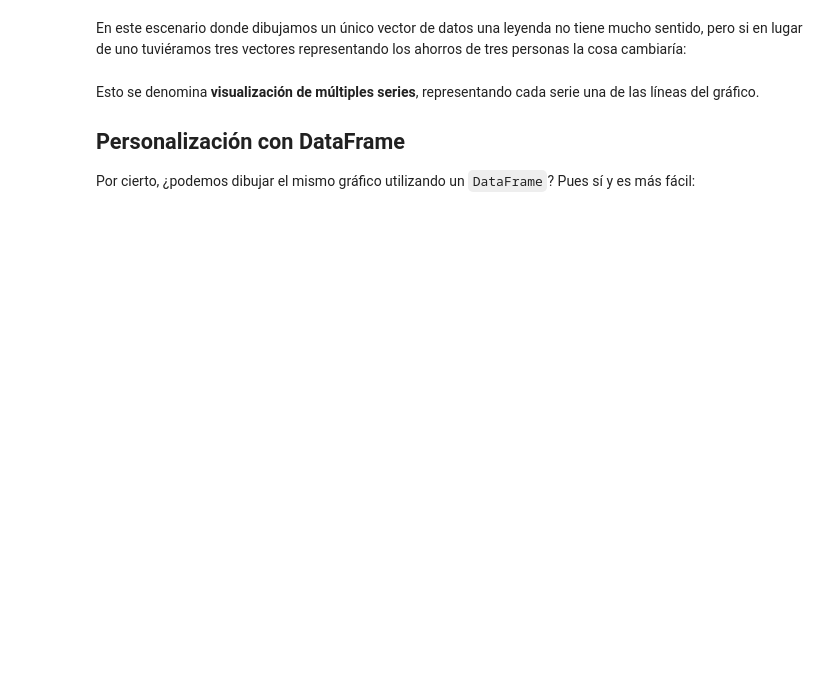
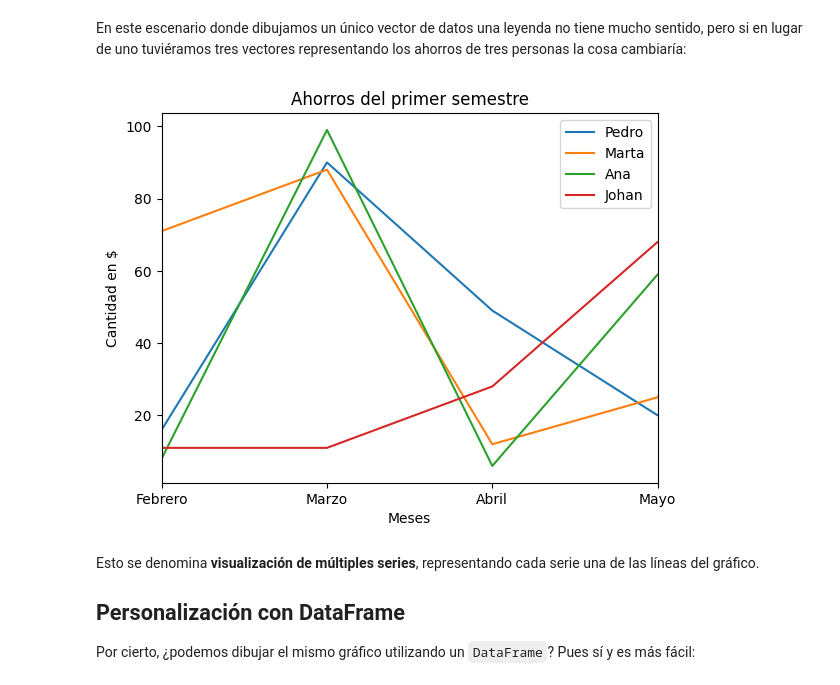
Before and after one commit to lauragonzalezmoran/phyton_basico_ICAI, a Jupyter notebook: ClassBook/10_Matplotlib/05 - Títulos, etiquetas y leyendas.ipynb, the cells around one changed output. Drawn from its saved outputs; the diff is of its cells as text; code cells hidden in the pictures; blank space fills up the shorter version.

```diff
--- a/ClassBook/10_Matplotlib/05 - Títulos, etiquetas y leyendas.ipynb
+++ b/ClassBook/10_Matplotlib/05 - Títulos, etiquetas y leyendas.ipynb
@@ -65,14 +74,22 @@ En este escenario donde dibujamos un único vector de datos una leyenda no tiene
 # %%
 plt.plot(np.random.randint(100, size=[6]))
 plt.plot(np.random.randint(100, size=[6]))
 plt.plot(np.random.randint(100, size=[6]))
+plt.plot(np.random.randint(100, size=[6]))
+
+
+meses = ['Enero','Febrero','Marzo','Abril','Mayo','Junio']
+mapeado = range(len(meses))
+
 plt.xticks(mapeado, meses)
 plt.xlim(1, 4)
 plt.title("Ahorros del primer semestre")
 plt.xlabel("Meses")
-plt.ylabel("Cantidad en €")
-plt.legend(["Pedro", "Marta", "Ana"])
+plt.ylabel("Cantidad en $")
+plt.legend(["Pedro", "Marta", "Ana",'Johan'])
 plt.show()
+# %% [output]
+[figure, added]
 # %% [markdown]
 Esto se denomina **visualización de múltiples series**, representando cada serie una de las líneas del gráfico.
 
```
Also changed, not shown: parts of 9 cells of this notebook, 9 other files.
